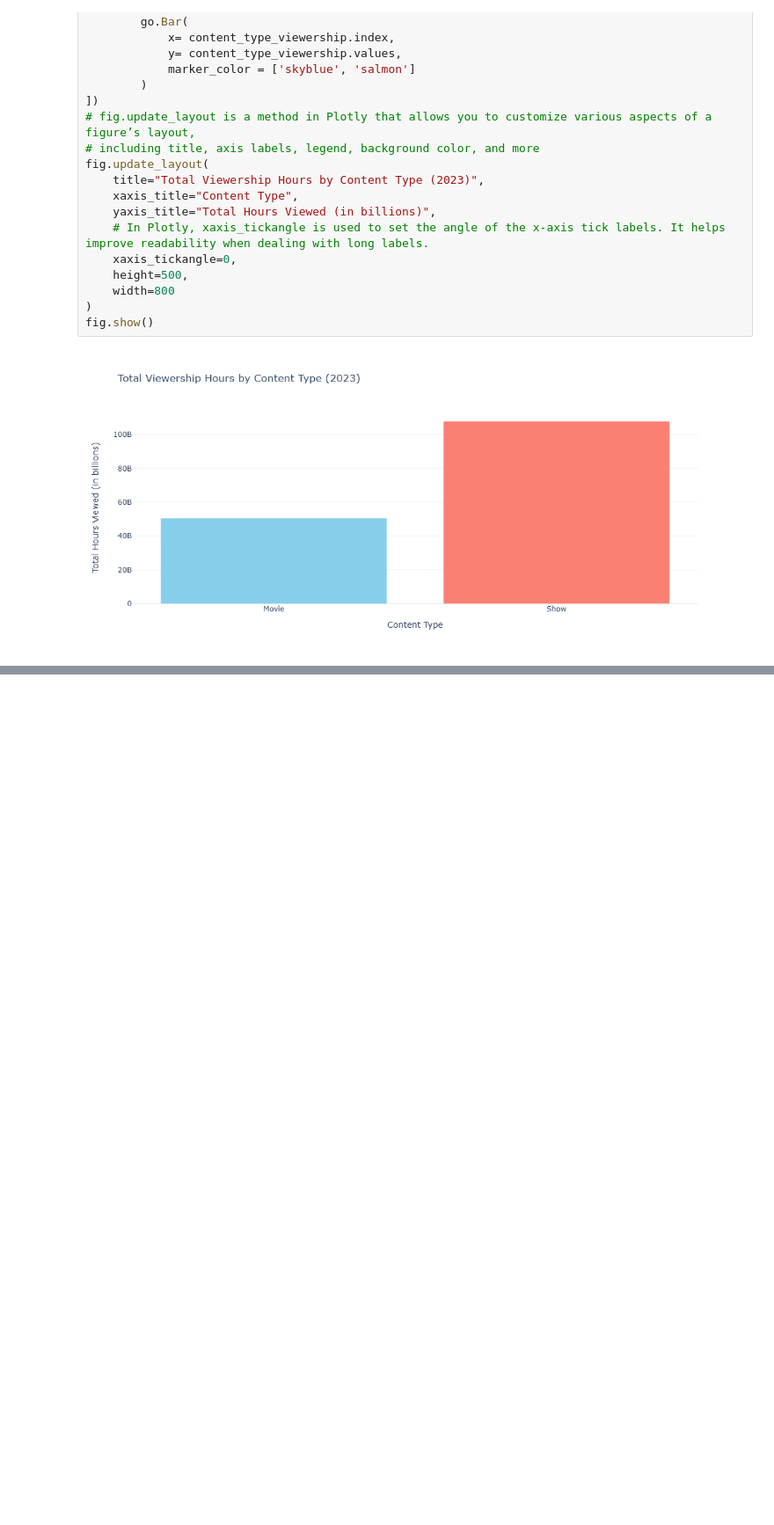
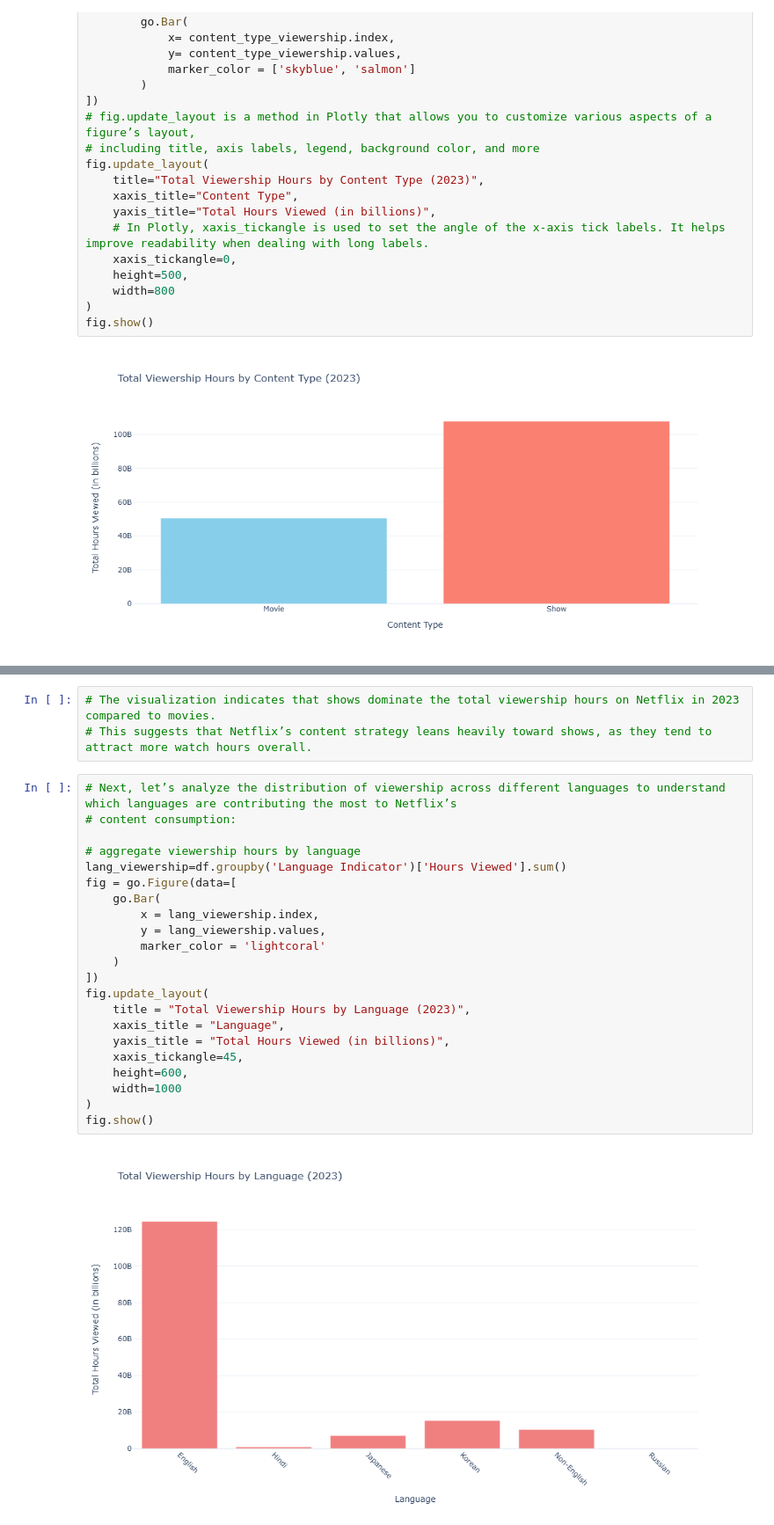
Before and after one commit to Unnathi-Ub/Netflix-Content-Strategy-Analysis-with-Python, a Jupyter notebook: Netflix-Content-Strategy-Analysis-with-Python.ipynb, the cells around one changed output, grey strips where cells are left out. Shown at 88% size. Cells and saved outputs as stored; diff of their text form; blank space fills up the shorter version.

Commit message:
Total Viewership Hours by Language (2023)

```diff
--- a/Netflix-Content-Strategy-Analysis-with-Python.ipynb
+++ b/Netflix-Content-Strategy-Analysis-with-Python.ipynb
@@ -193,0 +203,27 @@ fig.show()
+# %%
+# The visualization indicates that shows dominate the total viewership hours on Netflix in 2023 compared to movies.
+# This suggests that Netflix’s content strategy leans heavily toward shows, as they tend to attract more watch hours overall.
+# %%
+# Next, let’s analyze the distribution of viewership across different languages to understand which languages are contributing the most to Netflix’s
+# content consumption:
+
+# aggregate viewership hours by language
+lang_viewership=df.groupby('Language Indicator')['Hours Viewed'].sum()
+fig = go.Figure(data=[
+    go.Bar(
+        x = lang_viewership.index,
+        y = lang_viewership.values,
+        marker_color = 'lightcoral'
+    )
+])
+fig.update_layout(
+    title = "Total Viewership Hours by Language (2023)",
+    xaxis_title = "Language",
+    yaxis_title = "Total Hours Viewed (in billions)",
+    xaxis_tickangle=45,
+    height=600,
+    width=1000
+)
+fig.show()
+# %% [output]
+[figure, added]
```
Also changed, not shown: parts of 1 cell of this notebook.
